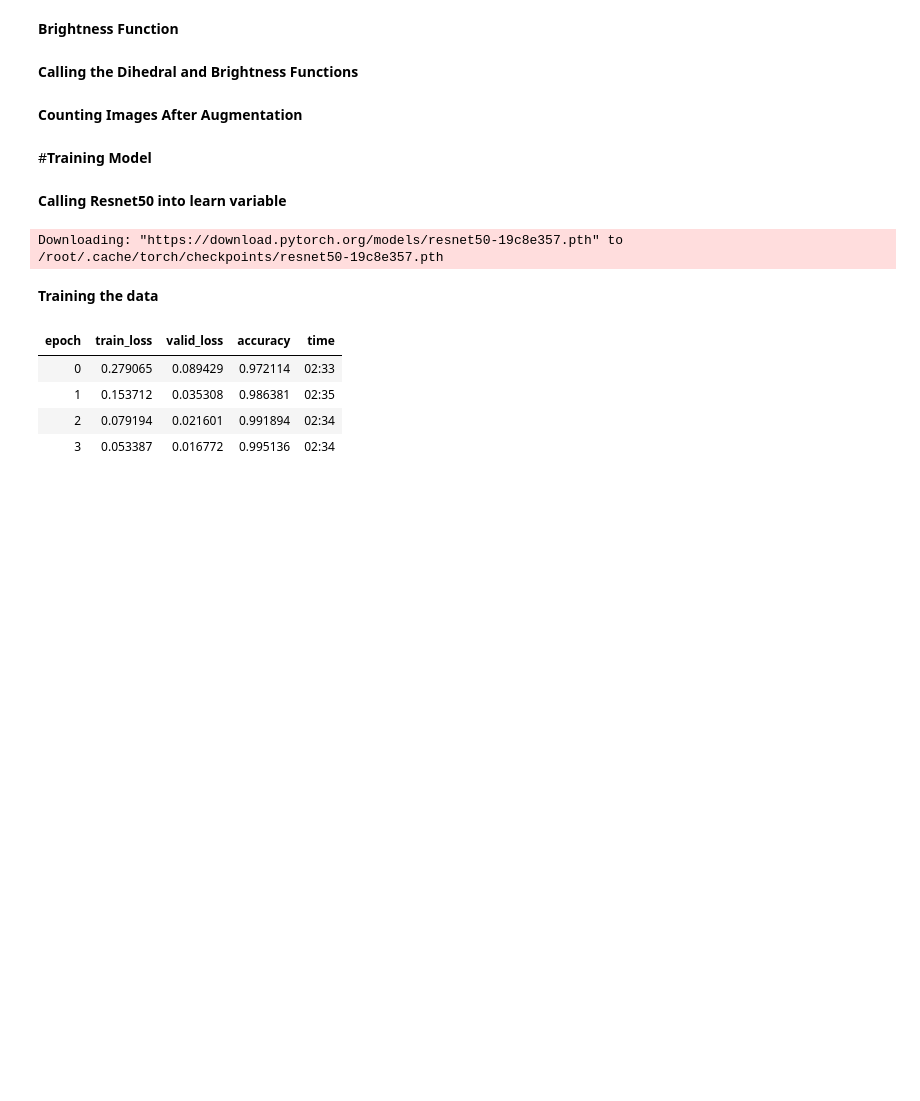
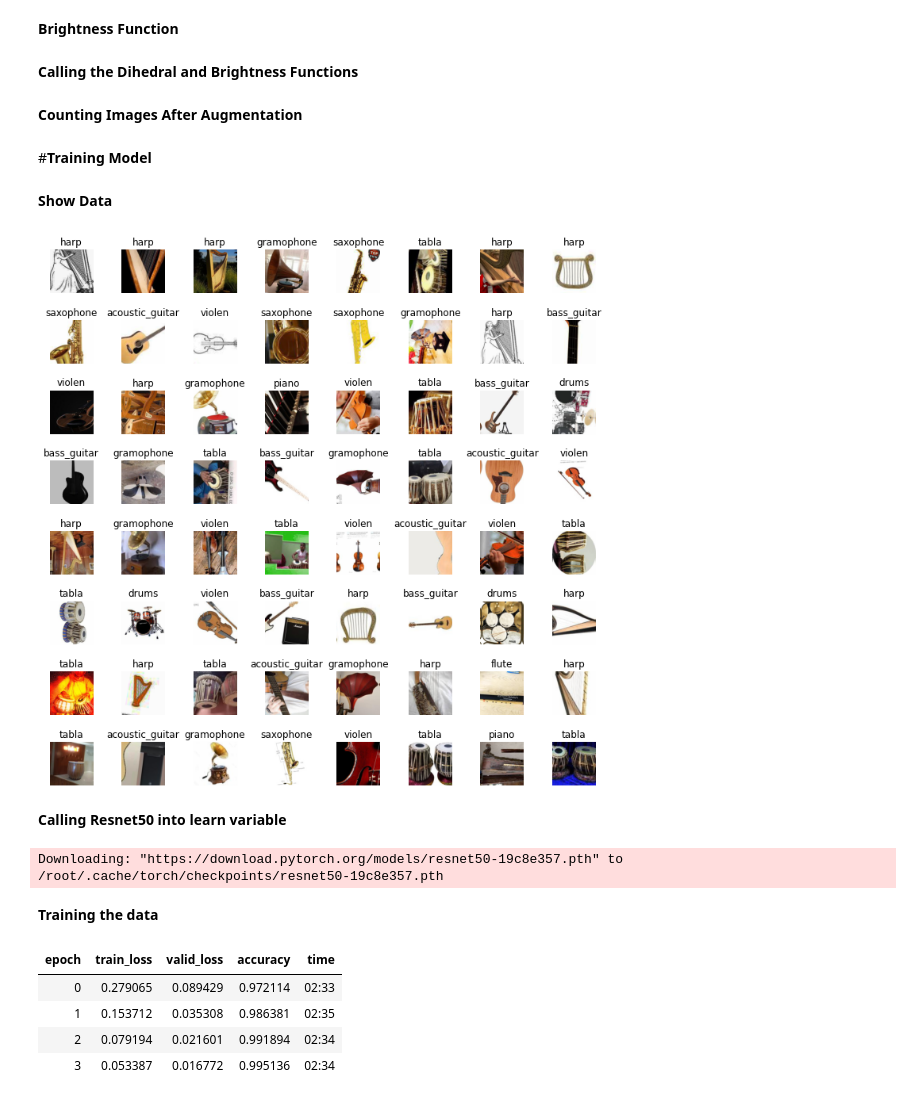
Before and after one commit to aayushme/Aayush_AI_Squad_Project1, a Jupyter notebook: Musical_Instrumets_Model_Training.ipynb, the cells around one changed output. Saved outputs shown, nothing was run; the diff lists cells and outputs as text; code cells hidden in the pictures; blank space fills up the shorter version.

```diff
--- a/Musical_Instrumets_Model_Training.ipynb
+++ b/Musical_Instrumets_Model_Training.ipynb
@@ -168,6 +168,12 @@ print("Total Images")
 print(total)
 # %% [markdown]
 #**Training Model**
+# %% [markdown]
+**Show Data**
+# %%
+data.show_batch(rows=10, figsize=(10,10))
+# %% [output]
+[figure, added]
 # %% [markdown]
 **Calling Resnet50 into learn variable**
 # %%
```
Also changed, not shown: parts of 12 cells of this notebook.
